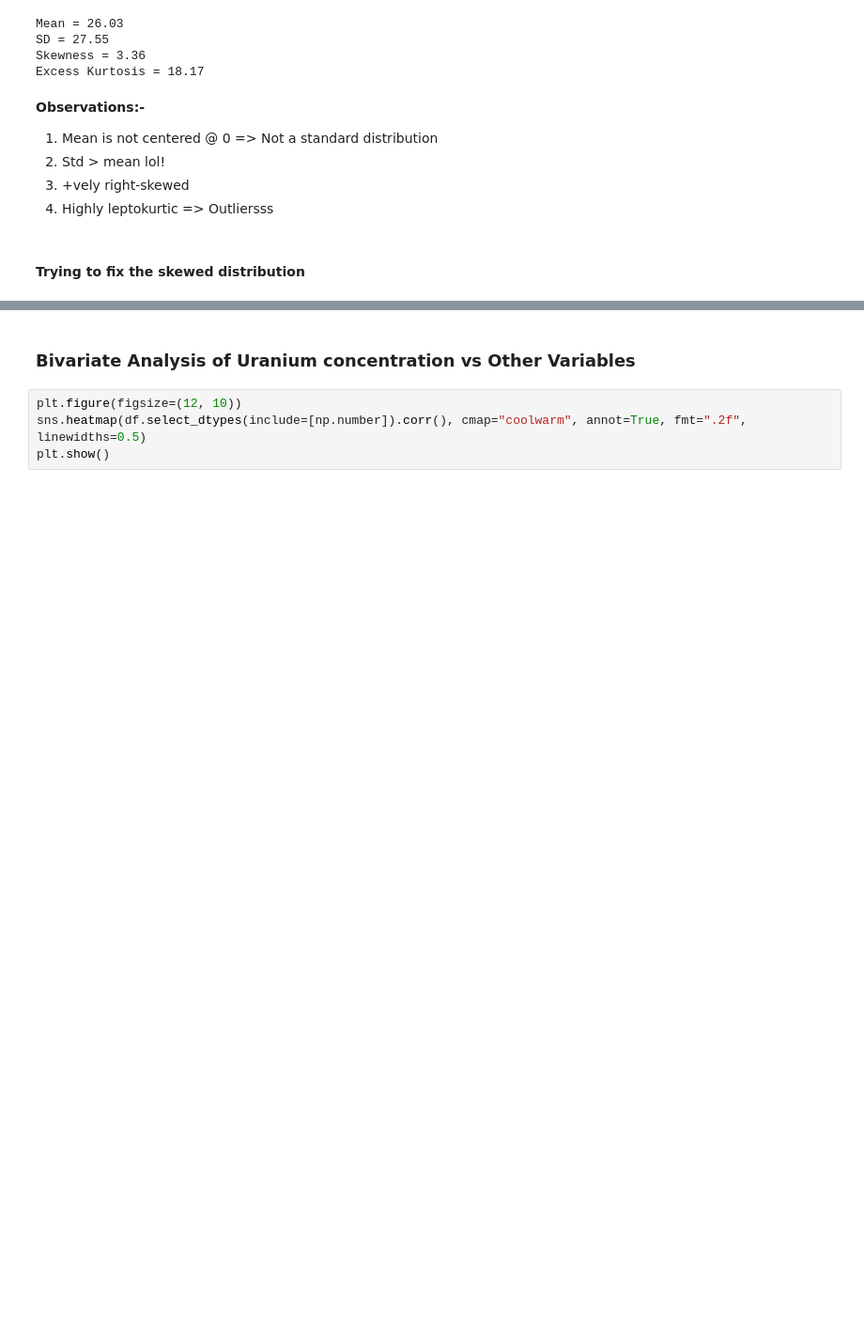
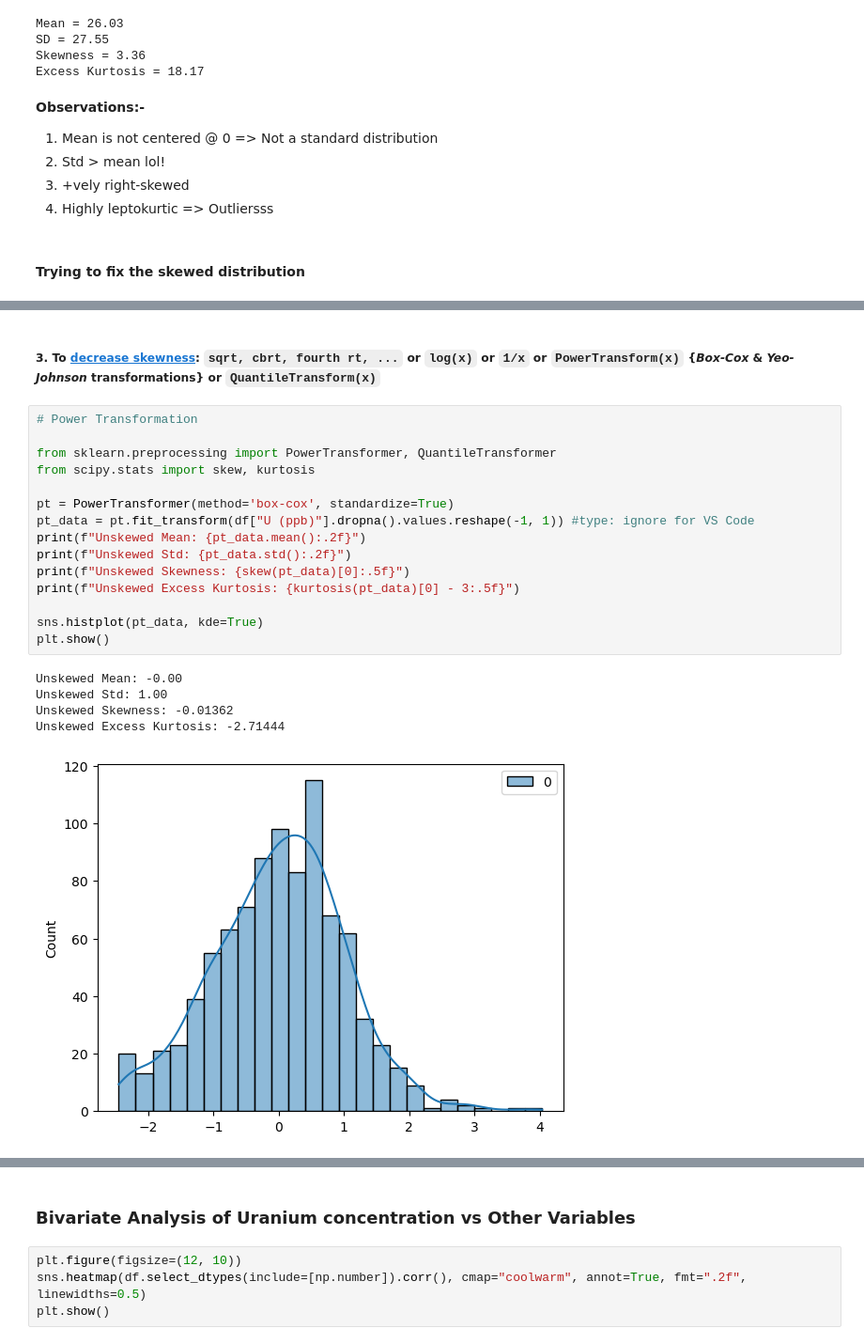
Before and after one commit to ikabrain/uranium-punjab-analysis, a Jupyter notebook: micro-study-2/relation.ipynb, the cells around one changed output, grey strips where cells are left out. Shown at 94% size. Cells and saved outputs as stored; diff of their text form; blank space fills up the shorter version.

```diff
--- a/micro-study-2/relation.ipynb
+++ b/micro-study-2/relation.ipynb
@@ -167,0 +159,23 @@ ValueError: The `x` argument of `boxcox_normmax` must contain only positive, fin
+# %% [markdown]
+##### 3. To [decrease skewness](https://machinelearningmastery.com/skewness-be-gone-transformative-tricks-for-data-scientists/): `sqrt, cbrt, fourth rt, ...` **or** `log(x)` **or** `1/x` **or** **`PowerTransform(x)` {*Box-Cox* & *Yeo-Johnson* transformations}** **or** **`QuantileTransform(x)`**
+# %%
+# Power Transformation
+
+from sklearn.preprocessing import PowerTransformer, QuantileTransformer
+from scipy.stats import skew, kurtosis
+
+pt = PowerTransformer(method='box-cox', standardize=True)
+pt_data = pt.fit_transform(df["U (ppb)"].dropna().values.reshape(-1, 1)) #type: ignore for VS Code
+print(f"Unskewed Mean: {pt_data.mean():.2f}")
+print(f"Unskewed Std: {pt_data.std():.2f}")
+print(f"Unskewed Skewness: {skew(pt_data)[0]:.5f}")
+print(f"Unskewed Excess Kurtosis: {kurtosis(pt_data)[0] - 3:.5f}")
+
+sns.histplot(pt_data, kde=True)
+plt.show()
+# %% [output]
+Unskewed Mean: -0.00
+Unskewed Std: 1.00
+Unskewed Skewness: -0.01362
+Unskewed Excess Kurtosis: -2.71444
+[figure, added]
```
Also changed, not shown: parts of 12 cells of this notebook.
